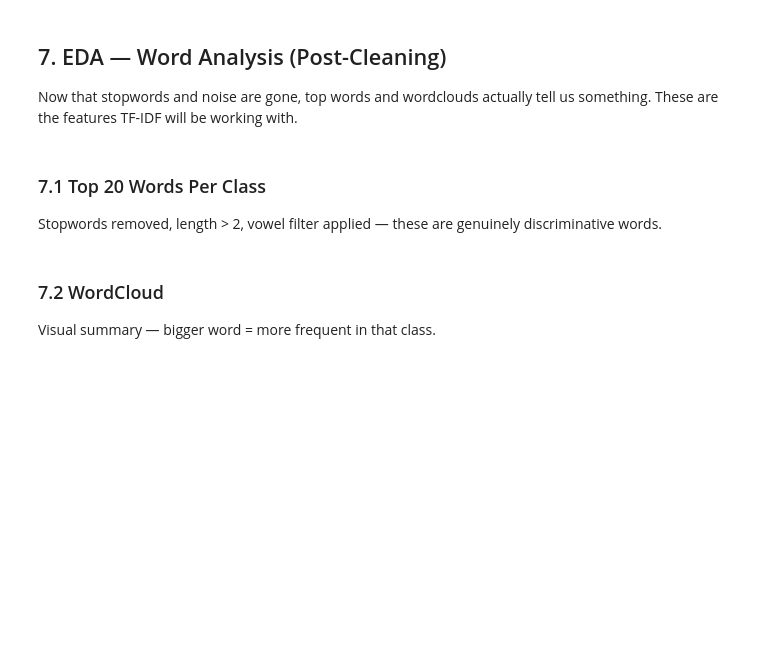
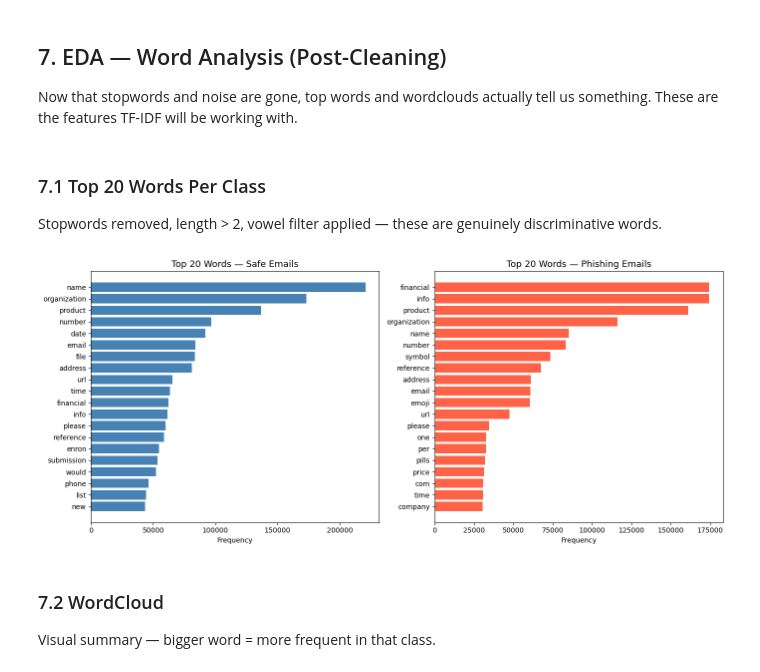
Before and after one commit to satyamkarn100-ctrl/Cyber-Threat-Detection, a Jupyter notebook: Email-Phishing-Threat-Detector.ipynb, the cells around one changed output. Saved outputs shown, nothing was run; the diff lists cells and outputs as text; code cells hidden in the pictures; blank space fills up the shorter version.

```diff
--- a/Email-Phishing-Threat-Detector.ipynb
+++ b/Email-Phishing-Threat-Detector.ipynb
@@ -537,12 +540,12 @@ def final_clean(text):
     tokens = [t for t in tokens if re.search(r'[aeiou]', t)] # vowel filter — kills base64 garbage
     return ' '.join(tokens)
 
-email_df['text'] = email_df['text'].apply(final_clean)
+final_df['text'] = final_df['text'].apply(final_clean)
 
-# drop rows that became empty after cleaning
-before = len(email_df)
-email_df = email_df[email_df['text'].str.strip() != ''].reset_index(drop=True)
-print(f'Dropped {before - len(email_df)} empty rows')
-print(f'Final shape: {email_df.shape}')
+# drop rows that becafinal_df after cleaning
+before = len(final_df)
+final_df = final_df[final_df['text'].str.strip() != ''].reset_index(drop=True)
+print(f'Dropped {before - len(final_df)} empty rows')
+print(f'Final shape: {final_df.shape}')
 print('\nSample after full cleaning:')
-print(email_df['text'].iloc[1][:200])
+print(final_df['text'].iloc[1][:200])
@@ -556,26 +565,28 @@ Stopwords removed, length > 2, vowel filter applied — these are genuinely disc
 # %%
 # top words AFTER cleaning — stopwords already gone from text
 def get_top_words(series, n=20):
     text = ' '.join(series.dropna())
     return Counter(text.split()).most_common(n)
 
-safe_words  = get_top_words(email_df[email_df['label']==0]['text'])
-phish_words = get_top_words(email_df[email_df['label']==1]['text'])
+safe_words  = get_top_words(final_df[final_df['label']==0]['text'])
+phish_words = get_top_words(final_df[final_df['label']==1]['text'])
 
 fig, axes = plt.subplots(1, 2, figsize=(14, 6))
 
 words_s, counts_s = zip(*safe_words)
 axes[0].barh(words_s[::-1], counts_s[::-1], color='steelblue')
 axes[0].set_title('Top 20 Words — Safe Emails', fontsize=13)
 axes[0].set_xlabel('Frequency')
 
 words_p, counts_p = zip(*phish_words)
 axes[1].barh(words_p[::-1], counts_p[::-1], color='tomato')
 axes[1].set_title('Top 20 Words — Phishing Emails', fontsize=13)
 axes[1].set_xlabel('Frequency')
 
 plt.tight_layout()
 plt.show()
+# %% [output]
+[figure, added]
 # %% [markdown]
 ### 7.2 WordCloud
 Visual summary — bigger word = more frequent in that class.
```
Also changed, not shown: parts of 16 cells of this notebook.
